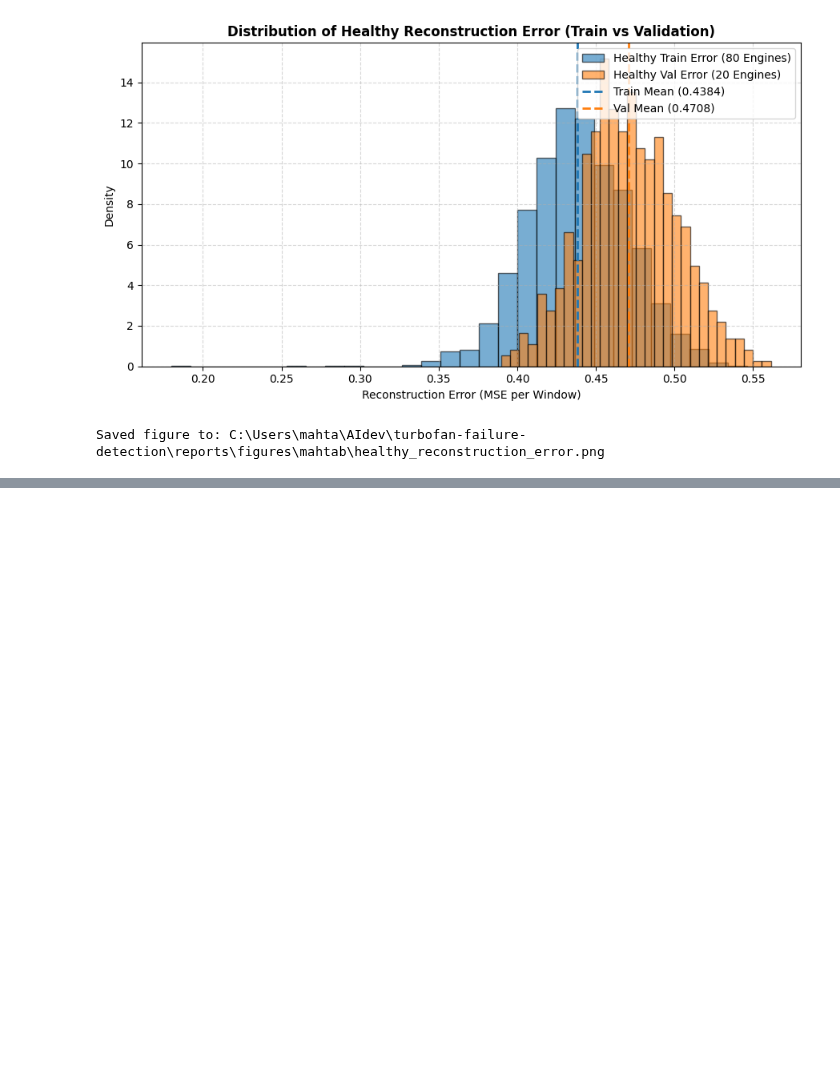
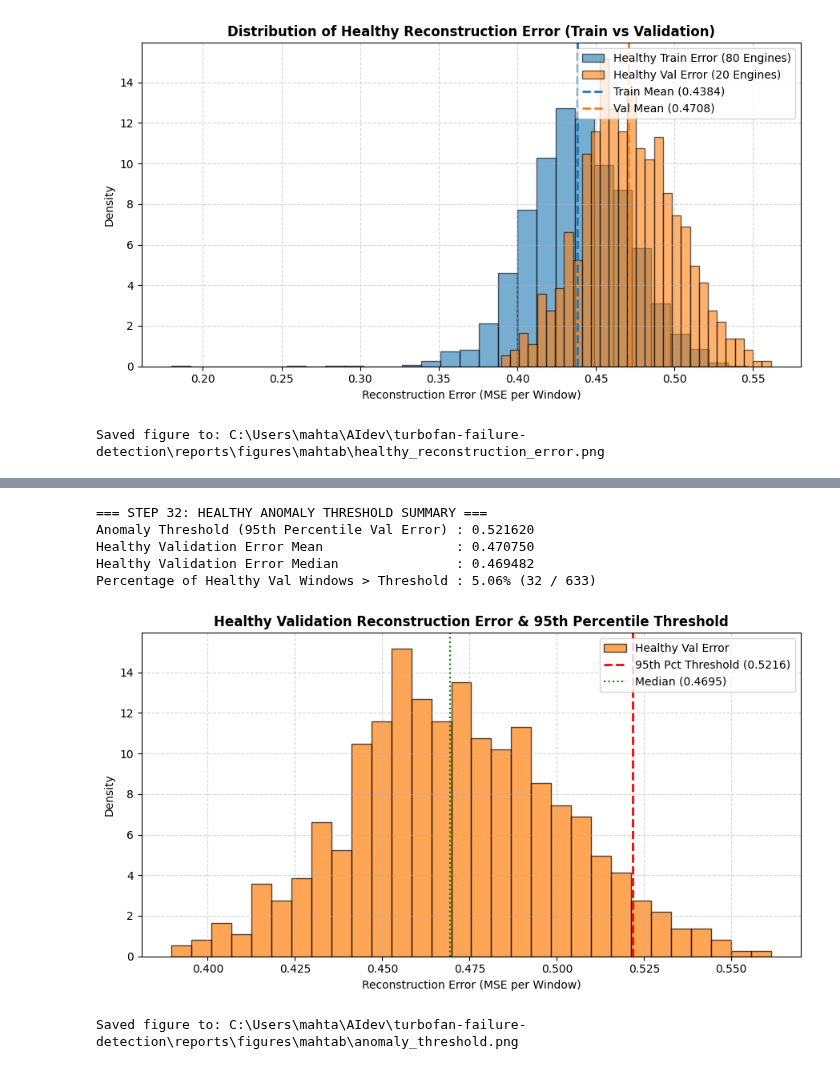
Before and after one commit to spirit-web/turbofan-failure-detection, a Jupyter notebook: notebooks/mahtab_autoencoder.ipynb, the cells around one changed output, grey strips where cells are left out. Cells and saved outputs as stored; diff of their text form; code cells hidden in the pictures; blank space fills up the shorter version.

```diff
--- a/notebooks/mahtab_autoencoder.ipynb
+++ b/notebooks/mahtab_autoencoder.ipynb
@@ -1496,0 +1509,40 @@ Below is a concise summary of the baseline Autoencoder model training and health
+# %%
+# Define anomaly threshold at 95th percentile of healthy validation errors
+anomaly_threshold = np.percentile(val_reconstruction_error, 95)
+
+val_mean = np.mean(val_reconstruction_error)
+val_median = np.median(val_reconstruction_error)
+pct_val_above = np.mean(val_reconstruction_error > anomaly_threshold) * 100
+
+print("=== STEP 32: HEALTHY ANOMALY THRESHOLD SUMMARY ===")
+print(f"Anomaly Threshold (95th Percentile Val Error) : {anomaly_threshold:.6f}")
+print(f"Healthy Validation Error Mean                 : {val_mean:.6f}")
+print(f"Healthy Validation Error Median               : {val_median:.6f}")
+print(f"Percentage of Healthy Val Windows > Threshold : {pct_val_above:.2f}% ({np.sum(val_reconstruction_error > anomaly_threshold)} / {len(val_reconstruction_error)})")
+
+# Plot distribution and fixed threshold line
+plt.figure(figsize=(9, 5))
+plt.hist(val_reconstruction_error, bins=30, color='#ff7f0e', edgecolor='black', alpha=0.7, density=True, label='Healthy Val Error')
+plt.axvline(anomaly_threshold, color='red', linestyle='--', linewidth=2, label=f'95th Pct Threshold ({anomaly_threshold:.4f})')
+plt.axvline(val_median, color='green', linestyle=':', linewidth=1.5, label=f'Median ({val_median:.4f})')
+
+plt.title('Healthy Validation Reconstruction Error & 95th Percentile Threshold', fontsize=12, fontweight='bold')
+plt.xlabel('Reconstruction Error (MSE per Window)', fontsize=10)
+plt.ylabel('Density', fontsize=10)
+plt.legend(loc='upper right')
+plt.grid(True, linestyle='--', alpha=0.5)
+plt.tight_layout()
+
+threshold_fig_path = figures_dir / 'anomaly_threshold.png'
+plt.savefig(threshold_fig_path, dpi=300)
+plt.show()
+
+print(f"Saved figure to: {threshold_fig_path}")
+# %% [output]
+=== STEP 32: HEALTHY ANOMALY THRESHOLD SUMMARY ===
+Anomaly Threshold (95th Percentile Val Error) : 0.521620
+Healthy Validation Error Mean                 : 0.470750
+Healthy Validation Error Median               : 0.469482
+Percentage of Healthy Val Windows > Threshold : 5.06% (32 / 633)
+[figure, added]
+Saved figure to: C:\Users\mahta\AIdev\turbofan-failure-detection\reports\figures\mahtab\anomaly_threshold.png
```
Also changed, not shown: parts of 23 cells of this notebook, 3 other files.
